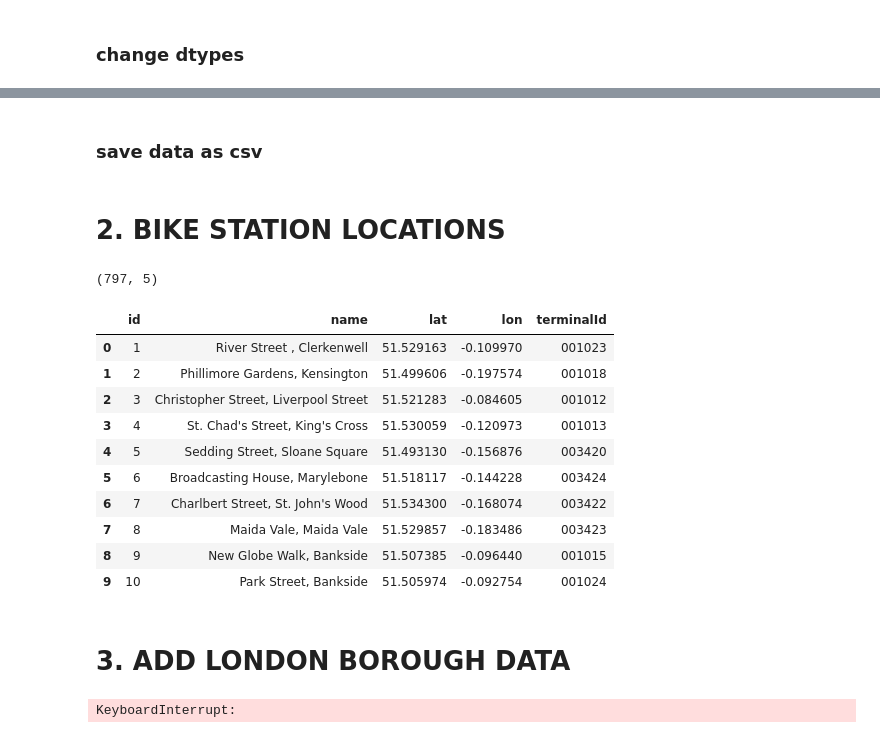
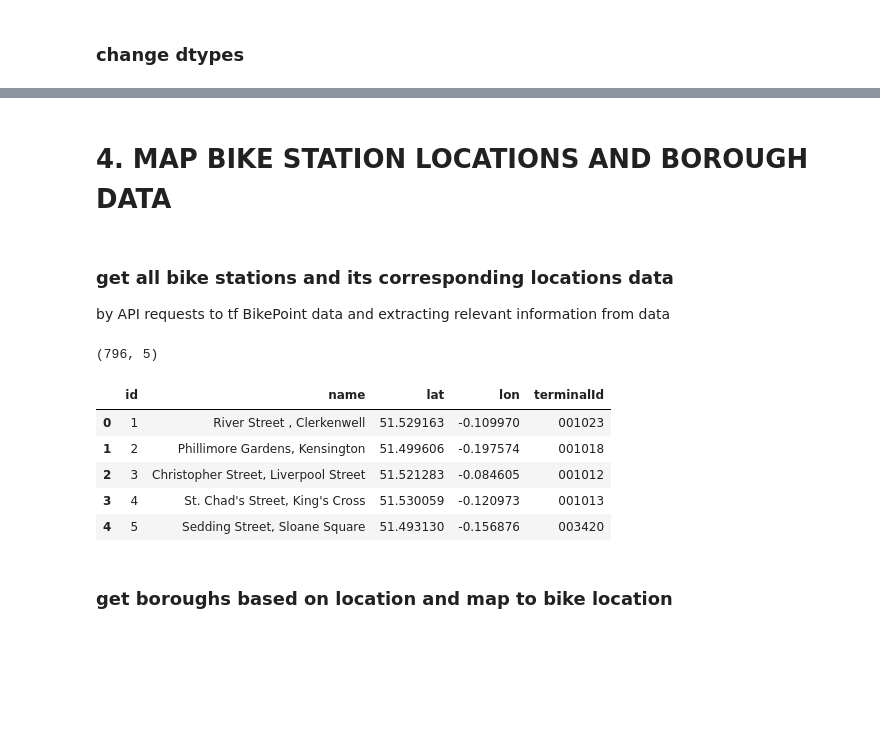
Before and after one commit to tabeaeggler/UrbanMobility, a Jupyter notebook: Data_Scraper.ipynb, the cells around one changed output, grey strips where cells are left out. Cells and saved outputs as stored; diff of their text form; code cells hidden in the pictures; blank space fills up the shorter version.

```diff
--- a/Data_Scraper.ipynb
+++ b/Data_Scraper.ipynb
@@ -320,5 +286,3 @@ plt.show()
-# %% [markdown]
-### save data as csv
 # %%
 yearly_dfs[2015].to_csv('/Users/tabea/Documents/UrbanMobility/data/journey_data_2015.csv')
 yearly_dfs[2016].to_csv('/Users/tabea/Documents/UrbanMobility/data/journey_data_2016.csv')
@@ -329,7 +293,10 @@ yearly_dfs[2020].to_csv('/Users/tabea/Documents/UrbanMobility/data/journey_data_
 yearly_dfs[2021].to_csv('/Users/tabea/Documents/UrbanMobility/data/journey_data_2021.csv')
 yearly_dfs[2022].to_csv('/Users/tabea/Documents/UrbanMobility/data/journey_data_2022.csv')
 # %% [markdown]
-# 2. BIKE STATION LOCATIONS
+# 4. MAP BIKE STATION LOCATIONS AND BOROUGH DATA
+# %% [markdown]
+### get all bike stations and its corresponding locations data
+by API requests to tf BikePoint data and extracting relevant information from data
 # %%
 import requests
 import json
@@ -339,46 +306,54 @@ url = "https://api.tfl.gov.uk/BikePoint/"
 response = requests.get(url)
 root = json.loads(response.text)
 
 data = []
 logical_id = ""
 for station in root:
     for prop in station['additionalProperties']:
         if prop['key'] == 'TerminalName':
             logical_id = prop['value']
             break
 
     station_data = {
         "id": station['id'][11:],
         "name": station['commonName'],
         "lat": station['lat'],
         "lon": station['lon'],
         "terminalId": logical_id
     }
     data.append(station_data)
 
 bike_locs = pd.DataFrame(data)
 
 print(bike_locs.shape)
-bike_locs.head(10)
+bike_locs.head(5)
 # %% [output]
-(797, 5)
+(796, 5)
 |  | id | name | lat | lon | terminalId |
 | 0 | 1 | River Street , Clerkenwell | 51.529163 | -0.109970 | 001023 |
 | 1 | 2 | Phillimore Gardens, Kensington | 51.499606 | -0.197574 | 001018 |
 | 2 | 3 | Christopher Street, Liverpool Street | 51.521283 | -0.084605 | 001012 |
 | 3 | 4 | St. Chad's Street, King's Cross | 51.530059 | -0.120973 | 001013 |
 | 4 | 5 | Sedding Street, Sloane Square | 51.493130 | -0.156876 | 003420 |
-| 5 | 6 | Broadcasting House, Marylebone | 51.518117 | -0.144228 | 003424 |
-| 6 | 7 | Charlbert Street, St. John's Wood | 51.534300 | -0.168074 | 003422 |
-| 7 | 8 | Maida Vale, Maida Vale | 51.529857 | -0.183486 | 003423 |
-| 8 | 9 | New Globe Walk, Bankside | 51.507385 | -0.096440 | 001015 |
-| 9 | 10 | Park Street, Bankside | 51.505974 | -0.092754 | 001024 |
-# %% [markdown]
-# 3. ADD LONDON BOROUGH DATA
+# %% [markdown]
+### get boroughs based on location and map to bike location
 # %%
-# borough data from Office for National Statistics: https://findthatpostcode.uk/points/51.529163,%20-0.10997
+def get_borough(lat, lon):
+    """
+    Function to retrieve borough name using lat and lon coordinates.
 
-def get_borough(lat, lon):
+    This function sends a GET request to the 'findthatpostcode' API, using
+    the provided lat and lon coordinates. If the request is successful, the
+    function extracts the borough name from the response data and returns it.
+    If the request is unsuccessful, the function returns 'no borough'.
+
+    Parameters:
+    lat (float): Latitude coordinate of the location.
+    lon (float): Longitude coordinate of the location.
+
+    Returns:
+    str: Borough name or 'no borough' if the API request is unsuccessful.
+    """
     url = f'https://findthatpostcode.uk/points/{lat},{lon}'
     response = requests.get(url)
     if response.status_code == 200:
@@ -387,7 +362,3 @@ def get_borough(lat, lon):
         return borough
     else:
         return 'no borough'
-
-bike_locs['borough'] = bike_locs.apply(lambda row: get_borough(row['lat'], row['lon']), axis=1)
-# %% [output]
-KeyboardInterrupt:
```
Also changed, not shown: parts of 79 cells of this notebook, 6 other files.
